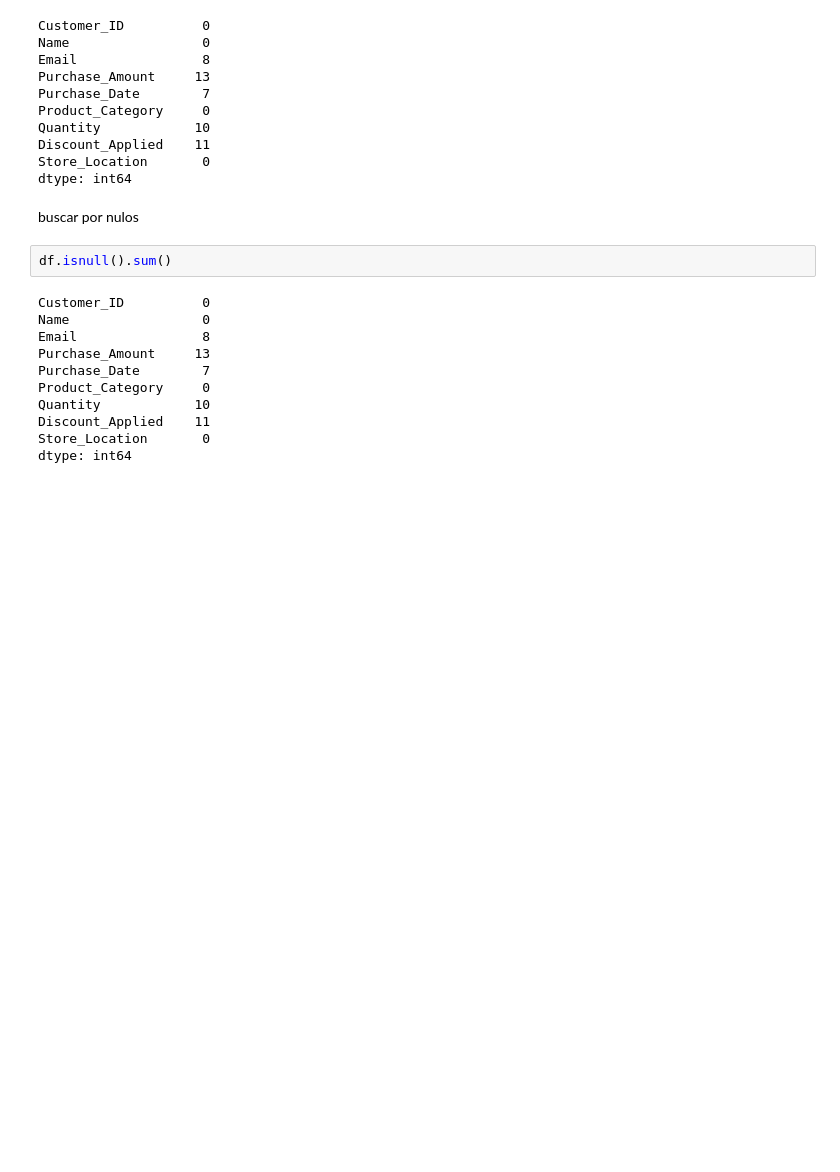
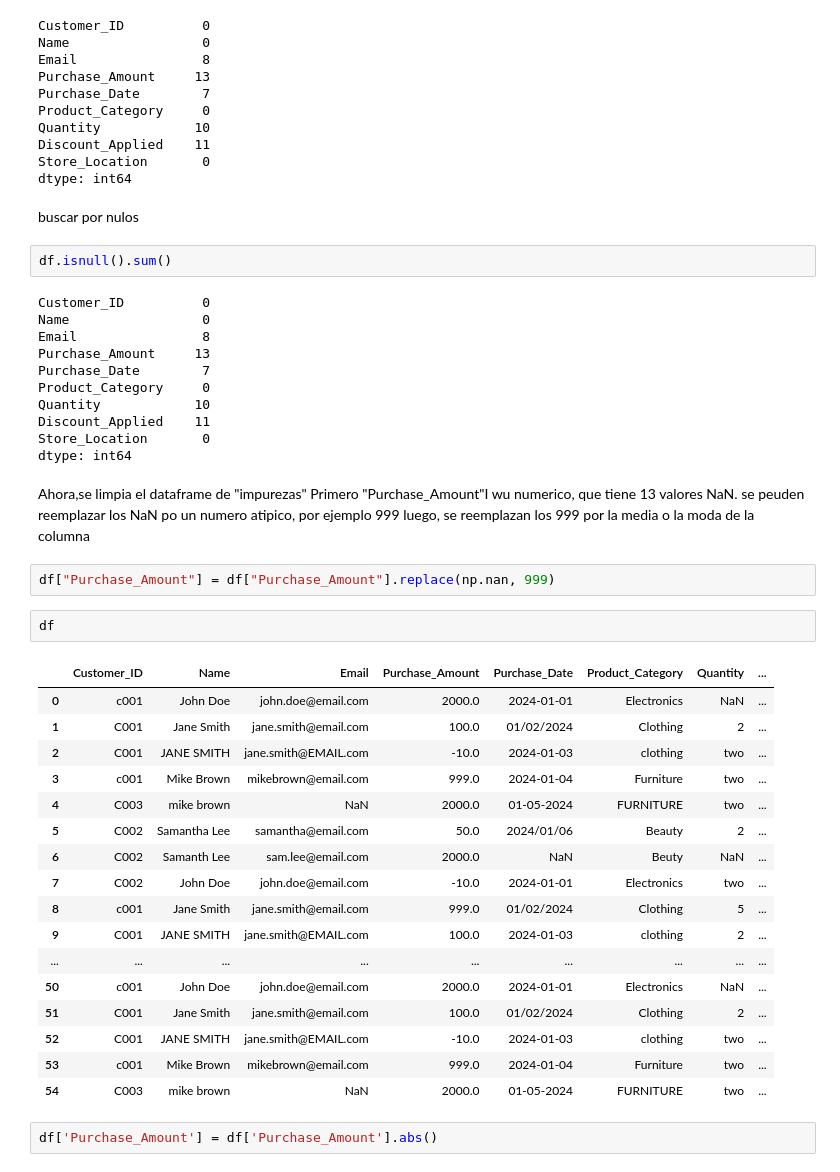
Before and after one commit to bogarin/analisis_desing_algoritmos, a Jupyter notebook: intro_cienca_datos.ipynb, the cells around one changed output. Saved outputs shown, nothing was run; the diff lists cells and outputs as text; blank space fills up the shorter version.

```diff
--- a/intro_cienca_datos.ipynb
+++ b/intro_cienca_datos.ipynb
@@ -126,3 +126,30 @@ Quantity            10
 Discount_Applied    11
 Store_Location       0
 dtype: int64
+# %% [markdown]
+Ahora,se limpia el dataframe de "impurezas" Primero  "Purchase_Amount"I wu numerico, que tiene 13 valores NaN. se peuden reemplazar los NaN po un numero atipico, por ejemplo 999
+luego, se reemplazan los 999 por la media o la moda de la columna
+# %%
+df["Purchase_Amount"] = df["Purchase_Amount"].replace(np.nan, 999)
+# %%
+df
+# %% [output]
+|  | Customer_ID | Name | Email | Purchase_Amount | Purchase_Date | Product_Category | Quantity | ... |
+| 0 | c001 | John Doe | john.doe@email.com | 2000.0 | 2024-01-01 | Electronics | NaN | ... |
+| 1 | C001 | Jane Smith | jane.smith@email.com | 100.0 | 01/02/2024 | Clothing | 2 | ... |
+| 2 | C001 | JANE SMITH | jane.smith@EMAIL.com | -10.0 | 2024-01-03 | clothing | two | ... |
+| 3 | c001 | Mike Brown | mikebrown@email.com | 999.0 | 2024-01-04 | Furniture | two | ... |
+| 4 | C003 | mike brown | NaN | 2000.0 | 01-05-2024 | FURNITURE | two | ... |
+| 5 | C002 | Samantha Lee | samantha@email.com | 50.0 | 2024/01/06 | Beauty | 2 | ... |
+| 6 | C002 | Samanth Lee | sam.lee@email.com | 2000.0 | NaN | Beuty | NaN | ... |
+| 7 | C002 | John Doe | john.doe@email.com | -10.0 | 2024-01-01 | Electronics | two | ... |
+| 8 | c001 | Jane Smith | jane.smith@email.com | 999.0 | 01/02/2024 | Clothing | 5 | ... |
+| 9 | C001 | JANE SMITH | jane.smith@EMAIL.com | 100.0 | 2024-01-03 | clothing | 2 | ... |
+| ... | ... | ... | ... | ... | ... | ... | ... | ... |
+| 50 | c001 | John Doe | john.doe@email.com | 2000.0 | 2024-01-01 | Electronics | NaN | ... |
+| 51 | C001 | Jane Smith | jane.smith@email.com | 100.0 | 01/02/2024 | Clothing | 2 | ... |
+| 52 | C001 | JANE SMITH | jane.smith@EMAIL.com | -10.0 | 2024-01-03 | clothing | two | ... |
+| 53 | c001 | Mike Brown | mikebrown@email.com | 999.0 | 2024-01-04 | Furniture | two | ... |
+| 54 | C003 | mike brown | NaN | 2000.0 | 01-05-2024 | FURNITURE | two | ... |
+# %%
+df['Purchase_Amount'] = df['Purchase_Amount'].abs()
```
Also changed, not shown: parts of 3 cells of this notebook.
